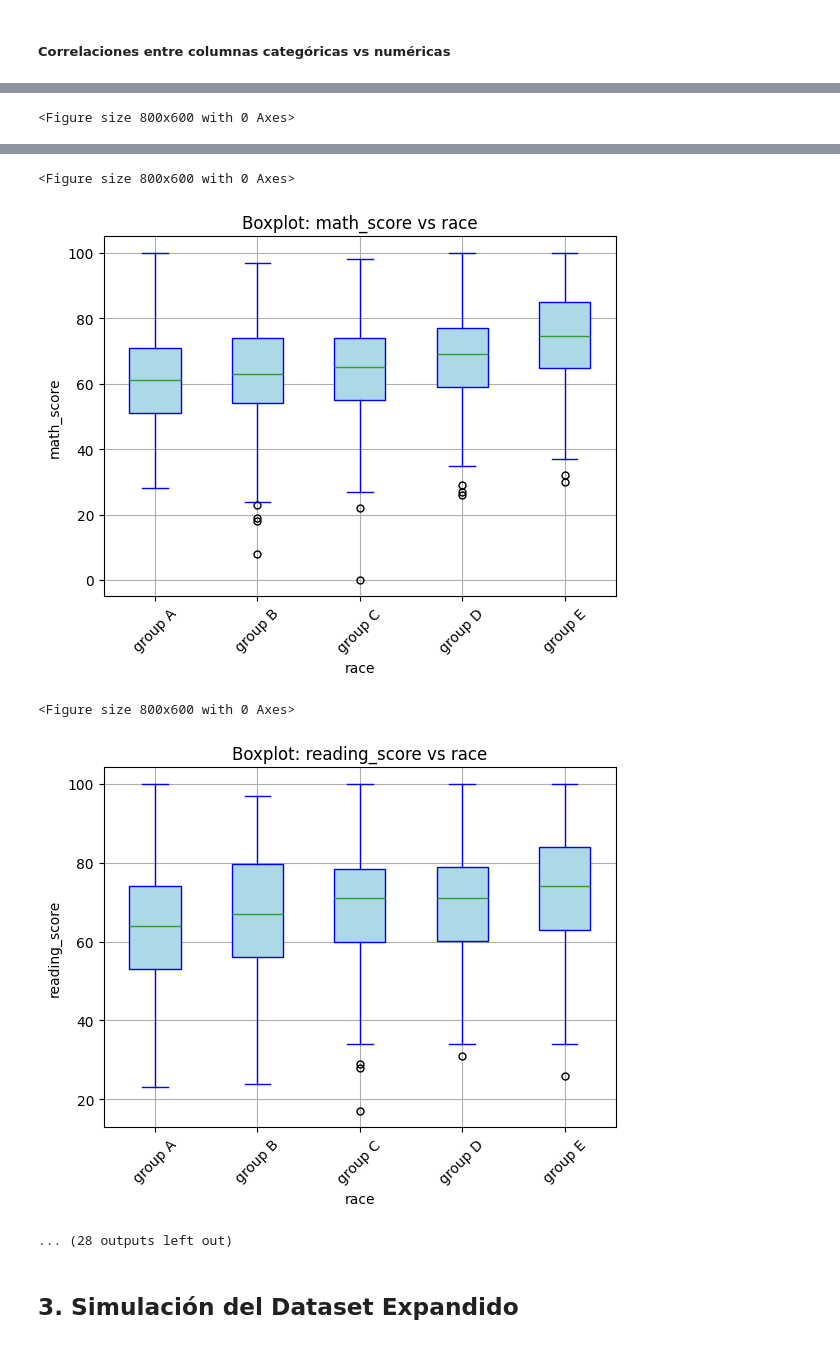
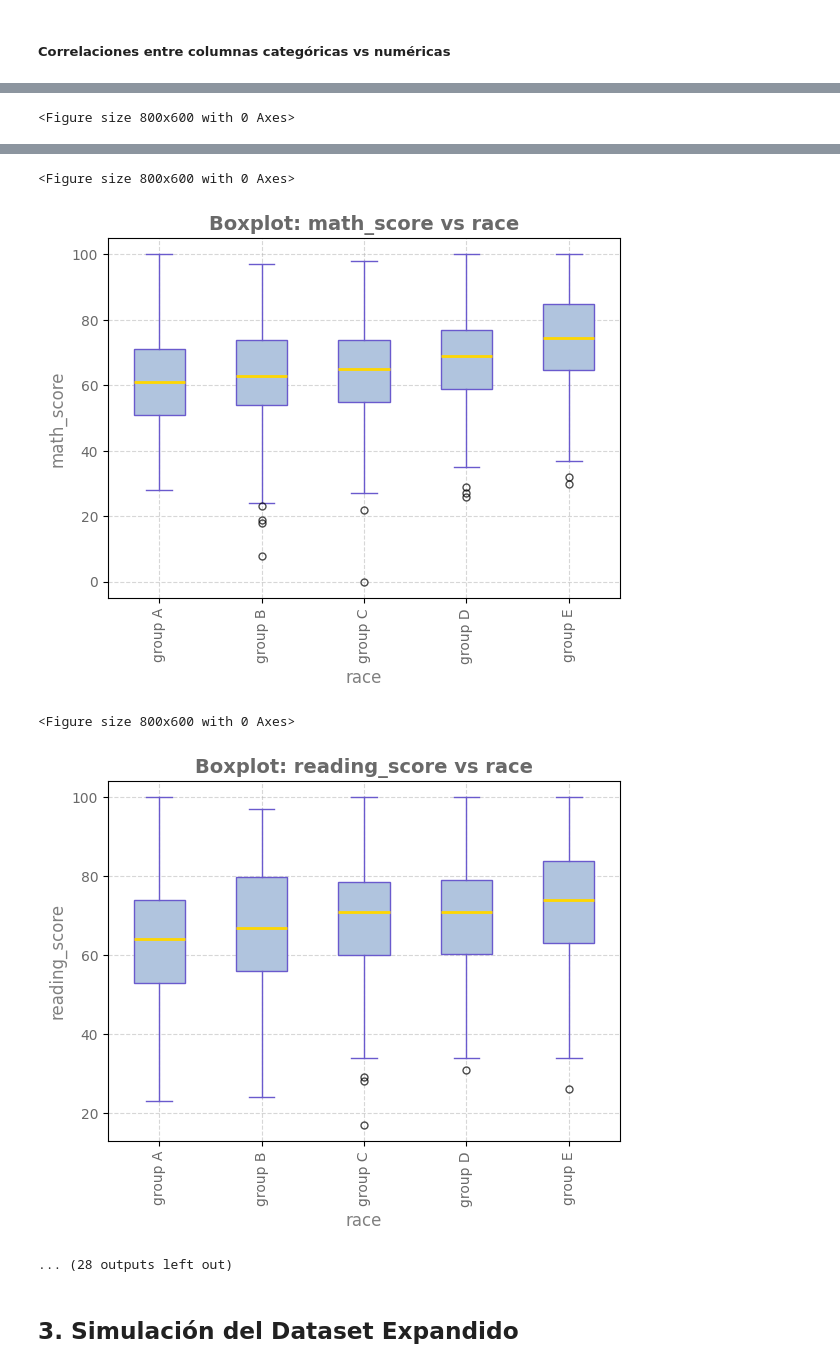
Before and after one commit to JosueSalomon/Proyecto_1_Teoria_de_la_simulacion, a Jupyter notebook: EDA.ipynb, the cells around one changed output, grey strips where cells are left out. Cells and saved outputs as stored; diff of their text form; code cells hidden in the pictures.

```diff
--- a/EDA.ipynb
+++ b/EDA.ipynb
@@ -227,18 +299,20 @@ for cat_col in cat_cols:
         plt.figure(figsize=(8, 6))
 
         df.boxplot(column=num_col, by=cat_col, grid=True, patch_artist=True,
-                    boxprops=dict(facecolor='lightblue', color='blue'),
-                    whiskerprops=dict(color='blue'),
-                    flierprops=dict(marker='o', color='red', markersize=5),
-                    capprops=dict(color='blue'))
+                boxprops=dict(facecolor='lightsteelblue', color='slateblue'),  # caja azul suave con borde más oscuro
+                whiskerprops=dict(color='slateblue'),  # bigotes azul oscuro
+                flierprops=dict(marker='o', color='salmon', markersize=5, alpha=0.7),  # valores atípicos en rojo suave
+                capprops=dict(color='slateblue'),  # tapas azul oscuro
+                medianprops=dict(color='gold', linewidth=2))  # mediana en dorado
 
         # Personalizar gráfico
-        plt.title(f"Boxplot: {num_col} vs {cat_col}")
+        plt.title(f"Boxplot: {num_col} vs {cat_col}", fontsize=14, fontweight='bold', color='dimgray')
         plt.suptitle('')
-        plt.xlabel(cat_col)
-        plt.ylabel(num_col)
-        plt.xticks(rotation=45)  # Rota etiquetas para una mejor visualización
-        plt.grid(True)
+        plt.xlabel(cat_col, fontsize=12, color='gray')
+        plt.ylabel(num_col, fontsize=12, color='gray')
+        plt.xticks(rotation=90, fontsize=10, color='dimgray')
+        plt.yticks(fontsize=10, color='dimgray')
+        plt.grid(True, linestyle="--", alpha=0.5)  # cuadrícula sutil
 
         plt.show()
 # %% [output]
@@ -253,7 +327,7 @@ for cat_col in cat_cols:
 <Figure size 800x600 with 0 Axes>
-[figure, old version]
+[figure, new version]
 <Figure size 800x600 with 0 Axes>
-[figure, old version]
+[figure, new version]
 ... (28 outputs left out)
 # %% [markdown]
 ## 3. Simulación del Dataset Expandido
```
Also changed, not shown: parts of 37 cells of this notebook.
